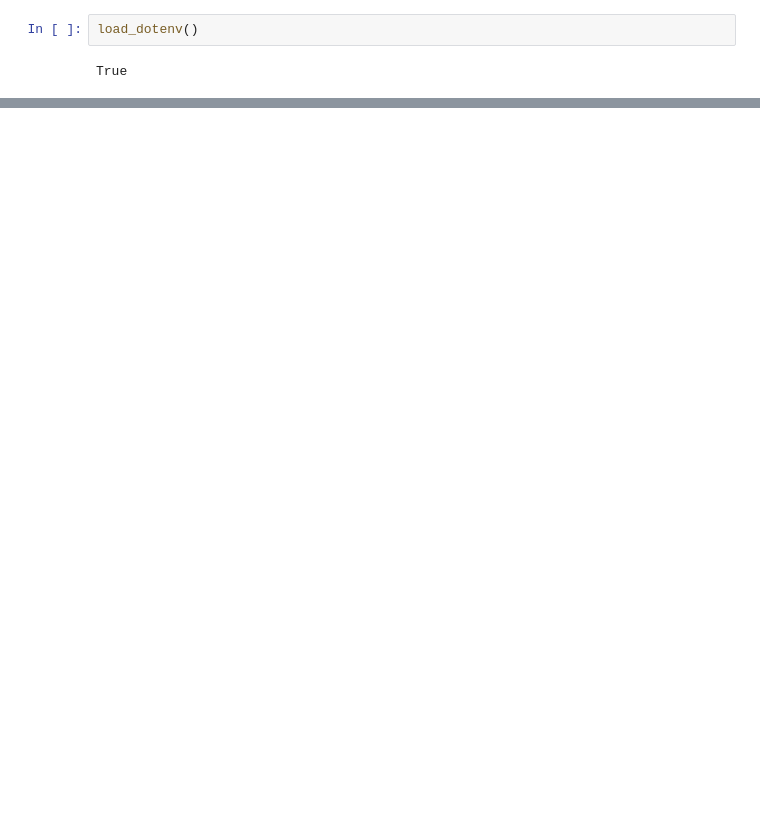
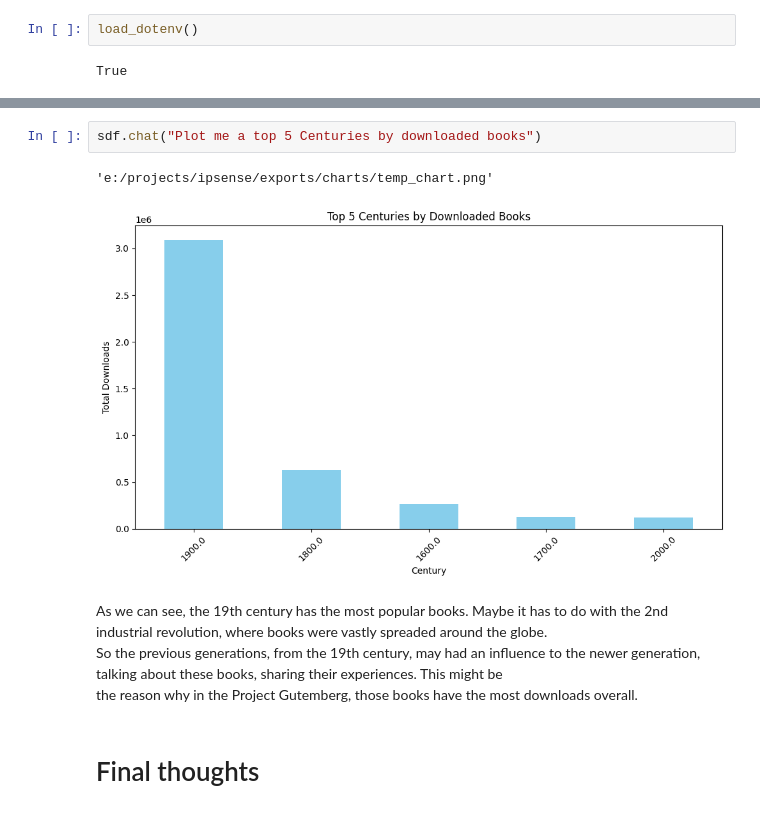
Before and after one commit to mbellucio/ipsense-selection, a Jupyter notebook: main.ipynb, the cells around one changed output, grey strips where cells are left out. Saved outputs shown, nothing was run; the diff lists cells and outputs as text; blank space fills up the shorter version.

```diff
--- a/main.ipynb
+++ b/main.ipynb
@@ -322,0 +334,11 @@ pandasai.exceptions.PandasAIApiCallError: Training failed because of internal se
+# %%
+sdf.chat("Plot me a top 5 Centuries by downloaded books")
+# %% [output]
+'e:/projects/ipsense/exports/charts/temp_chart.png'
+[figure, added]
+# %% [markdown]
+As we can see, the 19th century has the most popular books. Maybe it has to do with the 2nd industrial revolution, where books were vastly spreaded around the globe. <br>
+So the previous generations, from the 19th century, may had an influence to the newer generation, talking about these books, sharing their experiences. This might be <br>
+the reason why in the Project Gutemberg, those books have the most downloads overall.
+# %% [markdown]
+# Final thoughts
```
Also changed, not shown: parts of 28 cells of this notebook, 3 other files.
